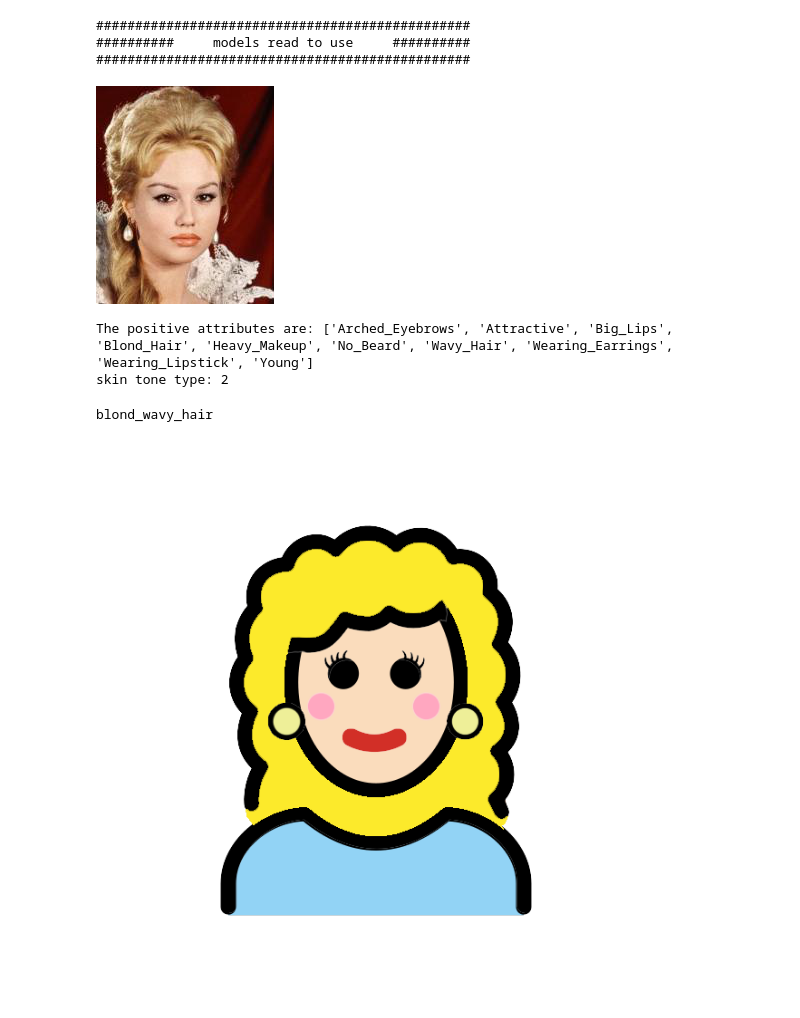
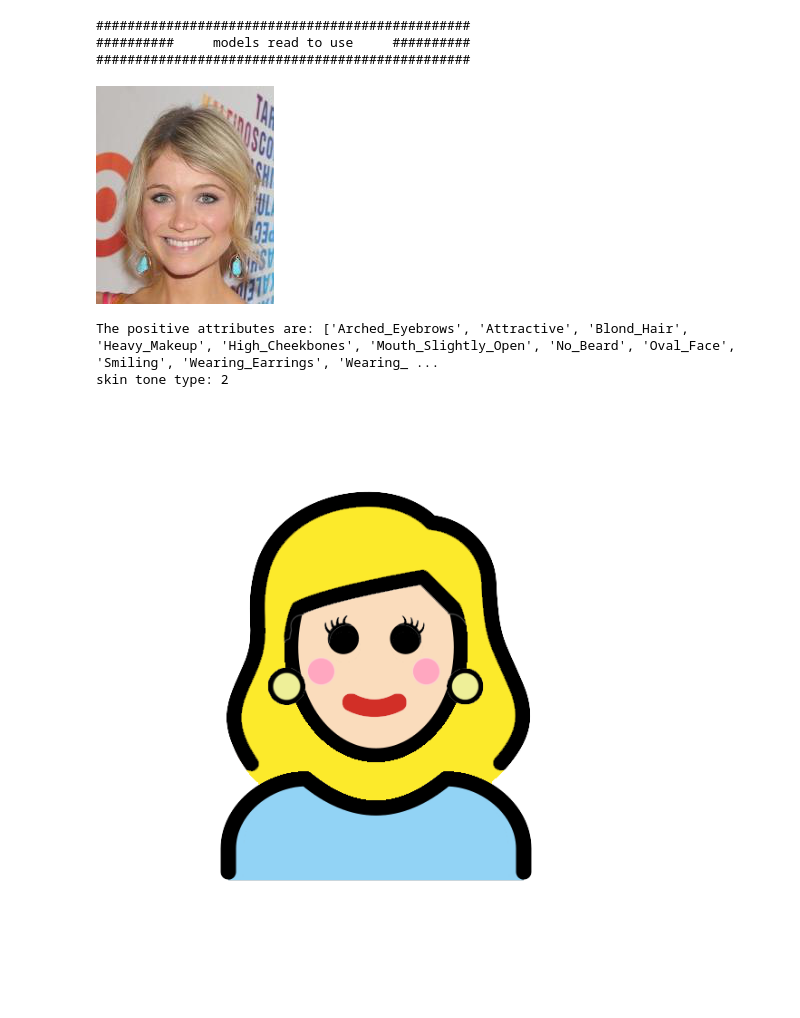
Before and after one commit to amigo451/Facial-Attribute-Classification-for-Personalized-Emoji-Generation, a Jupyter notebook: mimojiApp.ipynb, the cells around one changed output. Cells and saved outputs as stored; diff of their text form; code cells hidden in the pictures.

```diff
--- a/mimojiApp.ipynb
+++ b/mimojiApp.ipynb
@@ -47,7 +47,7 @@ resnext50_32x4d_color.fc = nn.Linear(2048, 5)
 resnext50_32x4d_color.to(device)
 
 # Loading the checkpoint of the model that gave highest accuracy for the validation test data set.
-path_toLoad = "./29_epoch-5-mega.pt"
+path_toLoad = "./9_epoch-5.pt"
 checkpoint = torch.load(path_toLoad, map_location=device)
 
 # Initializing the model with the model parameters of the checkpoint.
@@ -67,7 +67,7 @@ print("################################################")
 ## Load and preprocess the image
 ################################################
 
-image_path = "./img_align_celeba/055551.jpg"
+image_path = "./img_align_celeba/017980.jpg"
 image = Image.open(image_path).convert('RGB')
 preprocess = transforms.Compose([
     #transforms.Resize(218),
@@ -98,35 +98,35 @@ predicted_attributes
 predicted_attributes_new = [1 if num > 0 else -1 for num in predicted_attributes]
 
 
 
 
 labels = ['5_o_Clock_Shadow', 'Arched_Eyebrows', 'Attractive', 'Bags_Under_Eyes', 'Bald', 'Bangs', 'Big_Lips', 'Big_Nose', 'Black_Hair', 'Blond_Hair', 'Blurry', 'Brown_Hair', 'Bushy_Eyebrows', 'Chubby', 'Double_Chin', 'Eyeglasses', 'Goatee', 'Gray_Hair', 'Heavy_Makeup', 'High_Cheekbones', 'Male', 'Mouth_Slightly_Open', 'Mustache', 'Narrow_Eyes', 'No_Beard', 'Oval_Face', 'Pale_Skin', 'Pointy_Nose', 'Receding_Hairline', 'Rosy_Cheeks', 'Sideburns', 'Smiling', 'Straight_Hair', 'Wavy_Hair', 'Wearing_Earrings', 'Wearing_Hat', 'Wearing_Lipstick', 'Wearing_Necklace', 'Wearing_Necktie', 'Young']
 # Iterate over the labels and check if the corresponding attribute in transformed_a is 1
 positive_attributes = [label for label, value in zip(labels, predicted_attributes_new) if value == 1]
 neg_attributes = [label for label, value in zip(labels, predicted_attributes_new) if value == -1]
 print(f"The positive attributes are: {positive_attributes}")
 
 
 ################################################
 ## Pass the image through the skin tone model
 ################################################
 with torch.no_grad():
     output = resnext50_32x4d_color(input_batch)
 
 # Get the predicted attributes
 predicted_attributes = output.squeeze().tolist()
 
 
 colors_part = predicted_attributes
 
 max_index = colors_part.index(max(colors_part))
 
 labels = ['Type2', 'Type3', 'Type4', 'Type5', 'Type6']
 
 print(f"skin tone type: {max_index+2}")
 # %% [output]
-[figure, old version]
+[figure, new version]
-The positive attributes are: ['Arched_Eyebrows', 'Attractive', 'Big_Lips', 'Blond_Hair', 'Heavy_Makeup', 'No_Beard', 'Wavy_Hair', 'Wearing_Earrings', 'Wearing_Lipstick', 'Young']
+The positive attributes are: ['Arched_Eyebrows', 'Attractive', 'Blond_Hair', 'Heavy_Makeup', 'High_Cheekbones', 'Mouth_Slightly_Open', 'No_Beard', 'Oval_Face', 'Smiling', 'Wearing_Earrings', 'Wearing_ ...
 skin tone type: 2
 # %%
 from PIL import Image
@@ -189,20 +189,18 @@ if (gender == 1):
             beard_mask =work_dir + hair_color + "_goatee.png"
 
         if predicted_attributes_new[2] == 1:   #mustache
-            beard_mask = work_dir + hair_color + "_mustache.png"
+            beard_mask = work_dir + hair_color + "_mustage.png"
 
         if predicted_attributes_new[0] == 1:
             beard_mask = work_dir + "5_o_clock_shadow.png"
 
-    beard_image= Image.open(beard_mask)
+        beard_image= Image.open(beard_mask)
 
 
 
 else:
     hair_mask = work_dir + hair_color + hair_cut + ".png"
     hair_image = Image.open(hair_mask)
-    print(hair_color + hair_cut)
-
 
 # Paste the hair image on the new image with transparency
 if predicted_attributes_new[4] != 1:     #if not bald
@@ -268,5 +266,4 @@ if predicted_attributes_new[15] == 1:
 # Display the resulting image
 display(result_image)
 # %% [output]
-blond_wavy_hair
-[figure, old version]
+[figure, new version]
```
